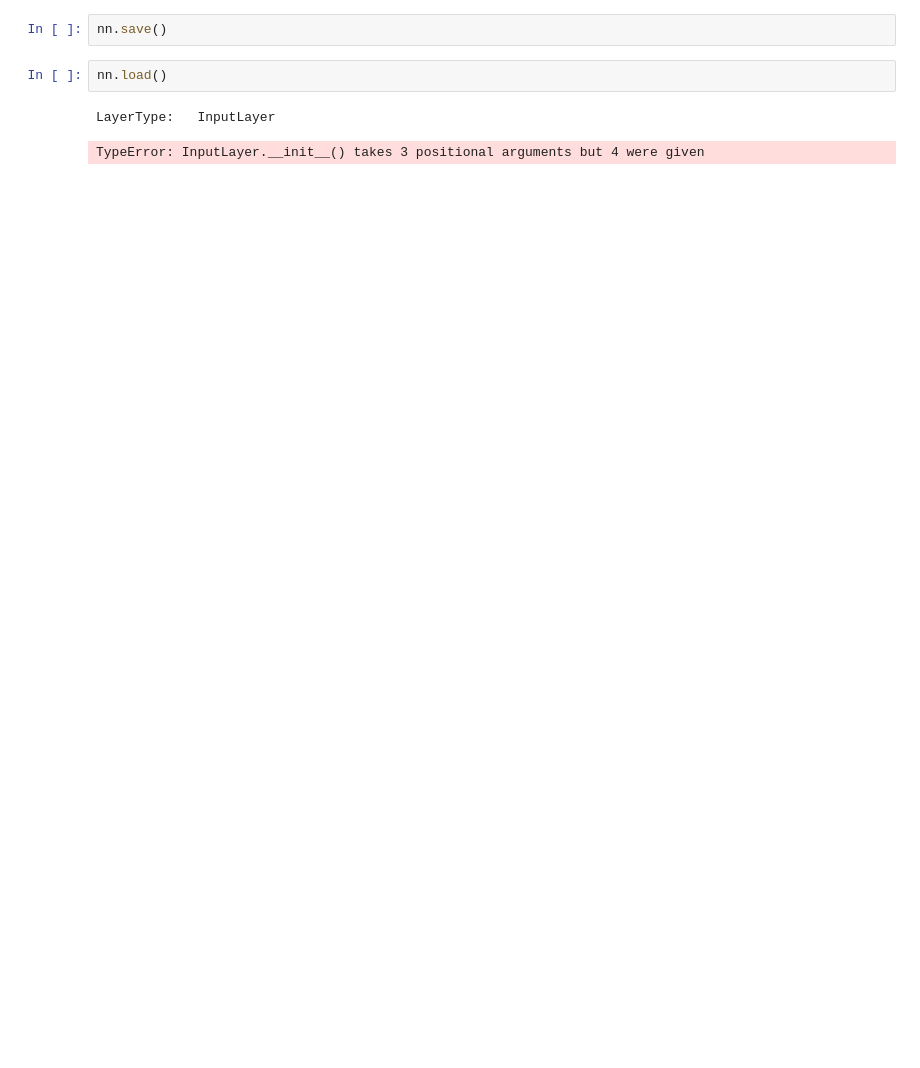
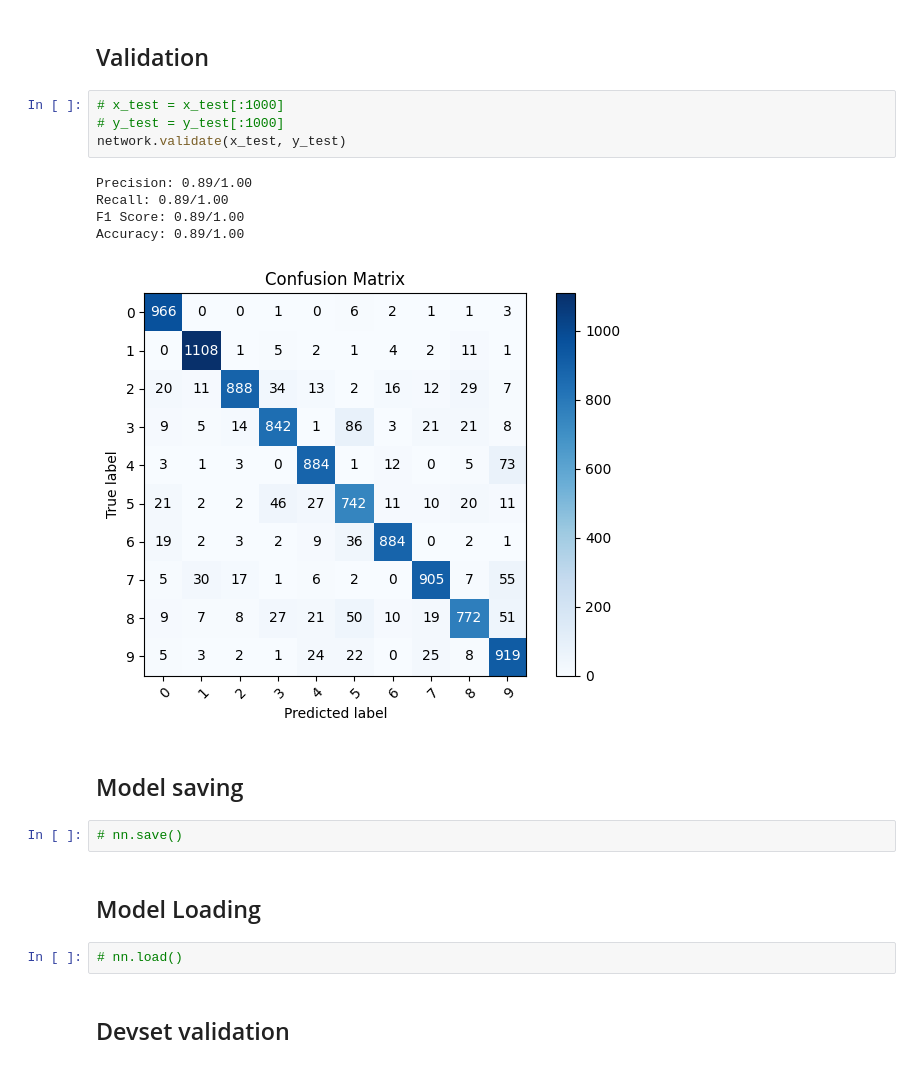
Before and after one commit to MaloLM/educational-neural-network-framework, a Jupyter notebook: notebooks/main.ipynb, the cells around one changed output. Drawn from its saved outputs; the diff is of its cells as text; blank space fills up the shorter version.

```diff
--- a/notebooks/main.ipynb
+++ b/notebooks/main.ipynb
@@ -96,7 +59,22 @@ ACCURACY (batch):
+# %% [markdown]
+## Validation
+# %%
+# x_test = x_test[:1000]
+# y_test = y_test[:1000]
+network.validate(x_test, y_test)
+# %% [output]
+Precision: 0.89/1.00
+Recall: 0.89/1.00
+F1 Score: 0.89/1.00
+Accuracy: 0.89/1.00
+[figure, added]
+# %% [markdown]
+## Model saving
 # %%
-nn.save()
+# nn.save()
+# %% [markdown]
+## Model Loading
 # %%
-nn.load()
+# nn.load()
-# %% [output]
-LayerType:   InputLayer
-TypeError: InputLayer.__init__() takes 3 positional arguments but 4 were given
+# %% [markdown]
+## Devset validation
```
Also changed, not shown: parts of 17 cells of this notebook, 21 other files.
